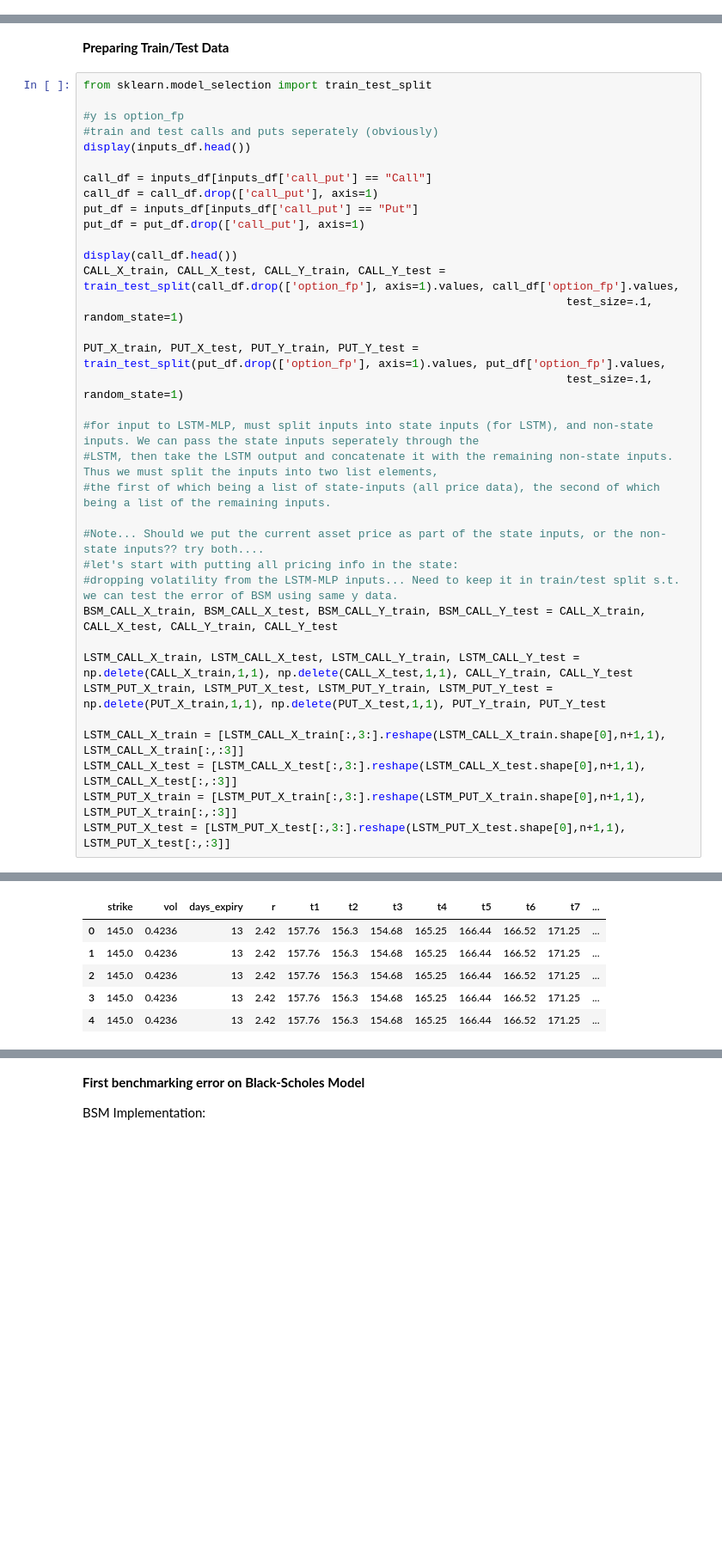
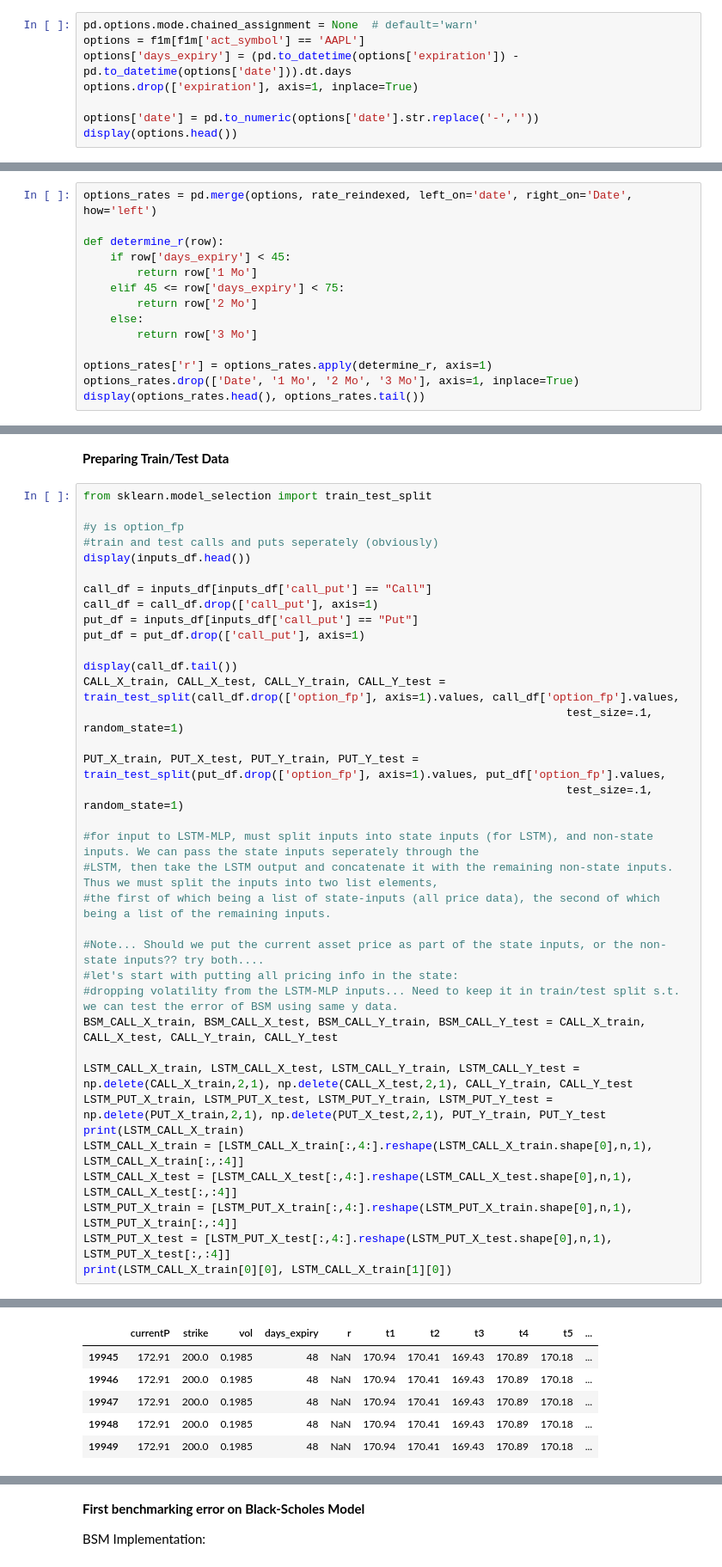
Before and after one commit to mnmcfadd/Options_LSTM, a Jupyter notebook: Script.ipynb, the cells around one changed output, grey strips where cells are left out. Shown at 86% size. Saved outputs shown, nothing was run; the diff lists cells and outputs as text; blank space fills up the shorter version.

```diff
--- a/Script.ipynb
+++ b/Script.ipynb
@@ -100,0 +96,8 @@ See the caveats in the documentation: https://pandas.pydata.org/pandas-docs/stab
+# %%
+pd.options.mode.chained_assignment = None  # default='warn'
+options = f1m[f1m['act_symbol'] == 'AAPL']
+options['days_expiry'] = (pd.to_datetime(options['expiration']) - pd.to_datetime(options['date'])).dt.days
+options.drop(['expiration'], axis=1, inplace=True)
+
+options['date'] = pd.to_numeric(options['date'].str.replace('-',''))
+display(options.head())
@@ -100,0 +115,14 @@ See the caveats in the documentation: https://pandas.pydata.org/pandas-docs/stab
+# %%
+options_rates = pd.merge(options, rate_reindexed, left_on='date', right_on='Date', how='left')
+
+def determine_r(row):
+    if row['days_expiry'] < 45:
+        return row['1 Mo']
+    elif 45 <= row['days_expiry'] < 75:
+        return row['2 Mo']
+    else:
+        return row['3 Mo']
+
+options_rates['r'] = options_rates.apply(determine_r, axis=1)
+options_rates.drop(['Date', '1 Mo', '2 Mo', '3 Mo'], axis=1, inplace=True)
+display(options_rates.head(), options_rates.tail())
@@ -112,7 +346,7 @@ call_df = call_df.drop(['call_put'], axis=1)
 put_df = inputs_df[inputs_df['call_put'] == "Put"]
 put_df = put_df.drop(['call_put'], axis=1)
 
-display(call_df.head())
+display(call_df.tail())
 CALL_X_train, CALL_X_test, CALL_Y_train, CALL_Y_test = train_test_split(call_df.drop(['option_fp'], axis=1).values, call_df['option_fp'].values,
                                                                         test_size=.1, random_state=1)
 
@@ -128,11 +362,12 @@ PUT_X_train, PUT_X_test, PUT_Y_train, PUT_Y_test = train_test_split(put_df.drop(
 #dropping volatility from the LSTM-MLP inputs... Need to keep it in train/test split s.t. we can test the error of BSM using same y data.
 BSM_CALL_X_train, BSM_CALL_X_test, BSM_CALL_Y_train, BSM_CALL_Y_test = CALL_X_train, CALL_X_test, CALL_Y_train, CALL_Y_test
 
-LSTM_CALL_X_train, LSTM_CALL_X_test, LSTM_CALL_Y_train, LSTM_CALL_Y_test = np.delete(CALL_X_train,1,1), np.delete(CALL_X_test,1,1), CALL_Y_train, CALL_Y_test
-LSTM_PUT_X_train, LSTM_PUT_X_test, LSTM_PUT_Y_train, LSTM_PUT_Y_test = np.delete(PUT_X_train,1,1), np.delete(PUT_X_test,1,1), PUT_Y_train, PUT_Y_test
-
-LSTM_CALL_X_train = [LSTM_CALL_X_train[:,3:].reshape(LSTM_CALL_X_train.shape[0],n+1,1), LSTM_CALL_X_train[:,:3]]
-LSTM_CALL_X_test = [LSTM_CALL_X_test[:,3:].reshape(LSTM_CALL_X_test.shape[0],n+1,1), LSTM_CALL_X_test[:,:3]]
-LSTM_PUT_X_train = [LSTM_PUT_X_train[:,3:].reshape(LSTM_PUT_X_train.shape[0],n+1,1), LSTM_PUT_X_train[:,:3]]
-LSTM_PUT_X_test = [LSTM_PUT_X_test[:,3:].reshape(LSTM_PUT_X_test.shape[0],n+1,1), LSTM_PUT_X_test[:,:3]]
+LSTM_CALL_X_train, LSTM_CALL_X_test, LSTM_CALL_Y_train, LSTM_CALL_Y_test = np.delete(CALL_X_train,2,1), np.delete(CALL_X_test,2,1), CALL_Y_train, CALL_Y_test
+LSTM_PUT_X_train, LSTM_PUT_X_test, LSTM_PUT_Y_train, LSTM_PUT_Y_test = np.delete(PUT_X_train,2,1), np.delete(PUT_X_test,2,1), PUT_Y_train, PUT_Y_test
+print(LSTM_CALL_X_train)
+LSTM_CALL_X_train = [LSTM_CALL_X_train[:,4:].reshape(LSTM_CALL_X_train.shape[0],n,1), LSTM_CALL_X_train[:,:4]]
+LSTM_CALL_X_test = [LSTM_CALL_X_test[:,4:].reshape(LSTM_CALL_X_test.shape[0],n,1), LSTM_CALL_X_test[:,:4]]
+LSTM_PUT_X_train = [LSTM_PUT_X_train[:,4:].reshape(LSTM_PUT_X_train.shape[0],n,1), LSTM_PUT_X_train[:,:4]]
+LSTM_PUT_X_test = [LSTM_PUT_X_test[:,4:].reshape(LSTM_PUT_X_test.shape[0],n,1), LSTM_PUT_X_test[:,:4]]
+print(LSTM_CALL_X_train[0][0], LSTM_CALL_X_train[1][0])
 # %% [output]
@@ -145,6 +381,6 @@ LSTM_PUT_X_test = [LSTM_PUT_X_test[:,3:].reshape(LSTM_PUT_X_test.shape[0],n+1,1)
-|  | strike | vol | days_expiry | r | t1 | t2 | t3 | t4 | t5 | t6 | t7 | ... |
-| 0 | 145.0 | 0.4236 | 13 | 2.42 | 157.76 | 156.3 | 154.68 | 165.25 | 166.44 | 166.52 | 171.25 | ... |
-| 1 | 145.0 | 0.4236 | 13 | 2.42 | 157.76 | 156.3 | 154.68 | 165.25 | 166.44 | 166.52 | 171.25 | ... |
-| 2 | 145.0 | 0.4236 | 13 | 2.42 | 157.76 | 156.3 | 154.68 | 165.25 | 166.44 | 166.52 | 171.25 | ... |
-| 3 | 145.0 | 0.4236 | 13 | 2.42 | 157.76 | 156.3 | 154.68 | 165.25 | 166.44 | 166.52 | 171.25 | ... |
-| 4 | 145.0 | 0.4236 | 13 | 2.42 | 157.76 | 156.3 | 154.68 | 165.25 | 166.44 | 166.52 | 171.25 | ... |
+|  | currentP | strike | vol | days_expiry | r | t1 | t2 | t3 | t4 | t5 | ... |
+| 19945 | 172.91 | 200.0 | 0.1985 | 48 | NaN | 170.94 | 170.41 | 169.43 | 170.89 | 170.18 | ... |
+| 19946 | 172.91 | 200.0 | 0.1985 | 48 | NaN | 170.94 | 170.41 | 169.43 | 170.89 | 170.18 | ... |
+| 19947 | 172.91 | 200.0 | 0.1985 | 48 | NaN | 170.94 | 170.41 | 169.43 | 170.89 | 170.18 | ... |
+| 19948 | 172.91 | 200.0 | 0.1985 | 48 | NaN | 170.94 | 170.41 | 169.43 | 170.89 | 170.18 | ... |
+| 19949 | 172.91 | 200.0 | 0.1985 | 48 | NaN | 170.94 | 170.41 | 169.43 | 170.89 | 170.18 | ... |
```
Also changed, not shown: parts of 31 cells of this notebook, 1 other file.
